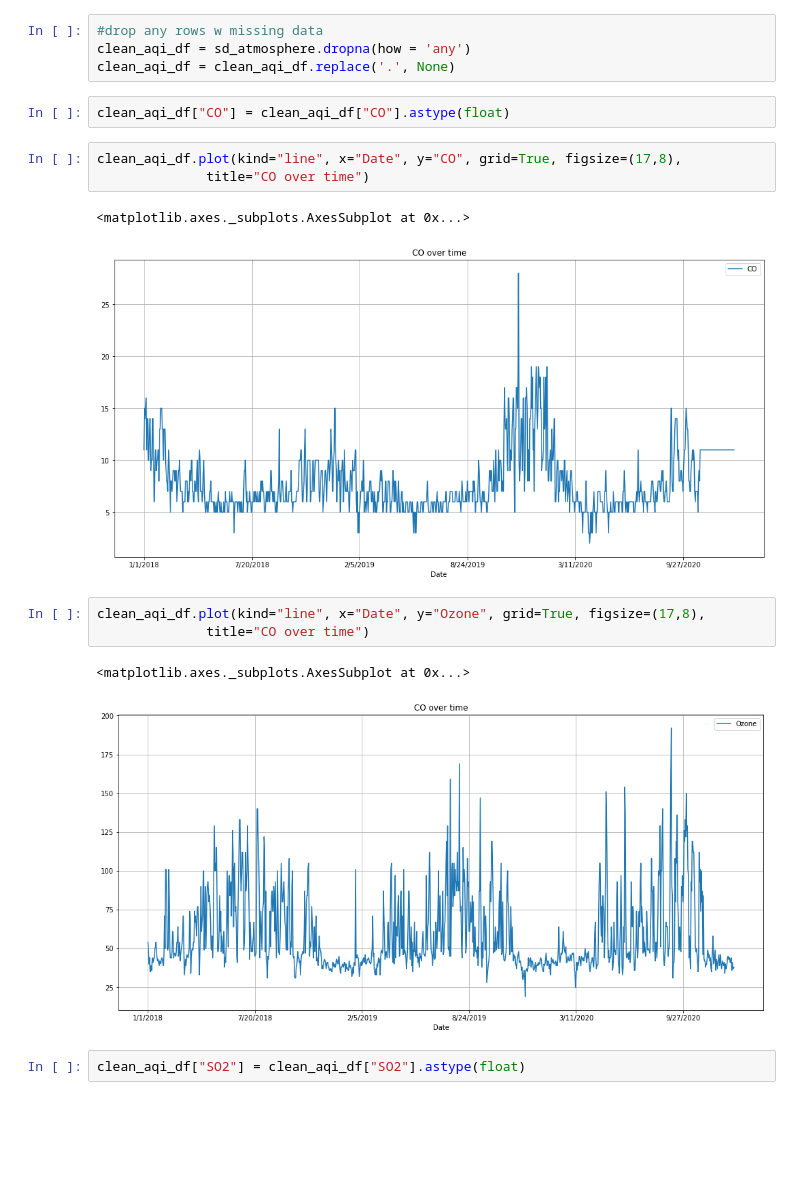
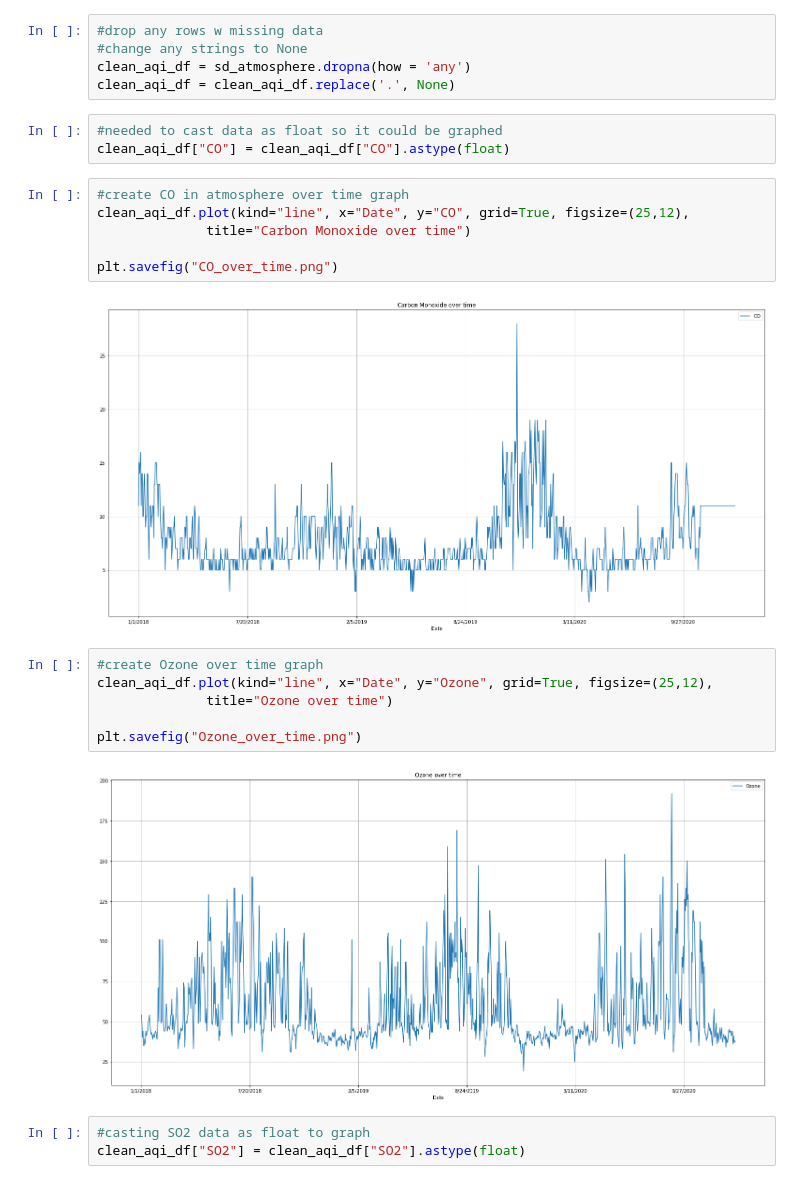
Before and after one commit to admngz/project-one, a Jupyter notebook: aqi_project_csv.ipynb, the cells around one changed output. Drawn from its saved outputs; the diff is of its cells as text; blank space fills up the shorter version.

Commit message:
updated graphs

```diff
--- a/aqi_project_csv.ipynb
+++ b/aqi_project_csv.ipynb
@@ -32,22 +35,29 @@ sd_atmosphere
 1176 rows × 12 columns
 # %%
 #drop any rows w missing data
+#change any strings to None
 clean_aqi_df = sd_atmosphere.dropna(how = 'any')
 clean_aqi_df = clean_aqi_df.replace('.', None)
 # %%
+#needed to cast data as float so it could be graphed
 clean_aqi_df["CO"] = clean_aqi_df["CO"].astype(float)
 # %%
-clean_aqi_df.plot(kind="line", x="Date", y="CO", grid=True, figsize=(17,8),
-              title="CO over time")
+#create CO in atmosphere over time graph
+clean_aqi_df.plot(kind="line", x="Date", y="CO", grid=True, figsize=(25,12),
+              title="Carbon Monoxide over time")
+
+plt.savefig("CO_over_time.png")
 # %% [output]
-<matplotlib.axes._subplots.AxesSubplot at 0x...>
-[figure, old version]
+[figure, new version]
 # %%
-clean_aqi_df.plot(kind="line", x="Date", y="Ozone", grid=True, figsize=(17,8),
-              title="CO over time")
+#create Ozone over time graph
+clean_aqi_df.plot(kind="line", x="Date", y="Ozone", grid=True, figsize=(25,12),
+              title="Ozone over time")
+
+plt.savefig("Ozone_over_time.png")
 # %% [output]
-<matplotlib.axes._subplots.AxesSubplot at 0x...>
-[figure, old version]
+[figure, new version]
 # %%
+#casting SO2 data as float to graph
 clean_aqi_df["SO2"] = clean_aqi_df["SO2"].astype(float)
 # %%
```
Also changed, not shown: parts of 8 cells of this notebook, 4 other files.
